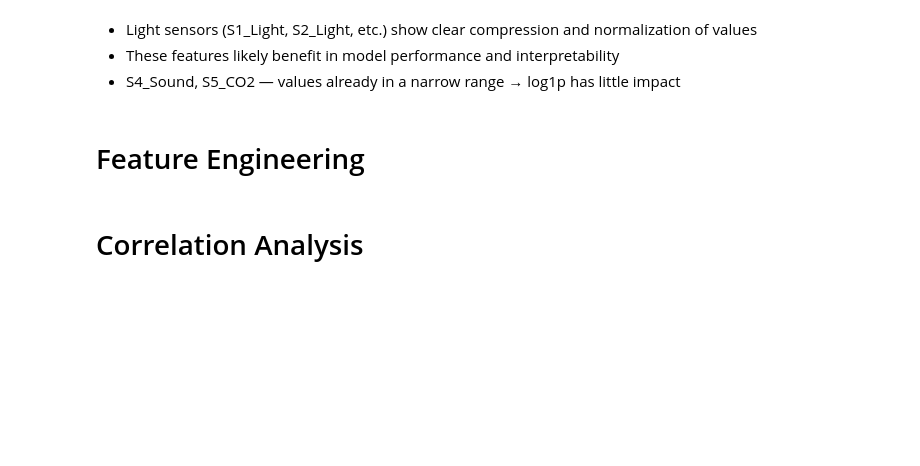
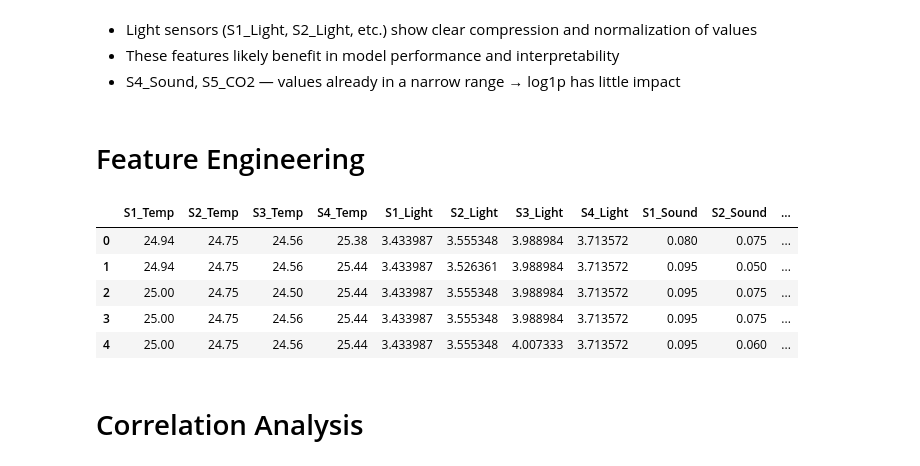
Before and after one commit to Mufeedav/Room-Occupancy-Estimation, a Jupyter notebook: Room Occupancy Estimation.ipynb, the cells around one changed output. Cells and saved outputs as stored; diff of their text form; code cells hidden in the pictures; blank space fills up the shorter version.

```diff
--- a/Room Occupancy Estimation.ipynb
+++ b/Room Occupancy Estimation.ipynb
@@ -299,3 +303,12 @@ df = pd.get_dummies(df, columns=['TimeOfDay'], drop_first=True)
+# %%
+df.head()
+# %% [output]
+|  | S1_Temp | S2_Temp | S3_Temp | S4_Temp | S1_Light | S2_Light | S3_Light | S4_Light | S1_Sound | S2_Sound | ... |
+| 0 | 24.94 | 24.75 | 24.56 | 25.38 | 3.433987 | 3.555348 | 3.988984 | 3.713572 | 0.080 | 0.075 | ... |
+| 1 | 24.94 | 24.75 | 24.56 | 25.44 | 3.433987 | 3.526361 | 3.988984 | 3.713572 | 0.095 | 0.050 | ... |
+| 2 | 25.00 | 24.75 | 24.50 | 25.44 | 3.433987 | 3.555348 | 3.988984 | 3.713572 | 0.095 | 0.075 | ... |
+| 3 | 25.00 | 24.75 | 24.56 | 25.44 | 3.433987 | 3.555348 | 3.988984 | 3.713572 | 0.095 | 0.075 | ... |
+| 4 | 25.00 | 24.75 | 24.56 | 25.44 | 3.433987 | 3.555348 | 4.007333 | 3.713572 | 0.095 | 0.060 | ... |
 # %% [markdown]
 # Correlation Analysis
 # %%
```
Also changed, not shown: parts of 23 cells of this notebook.
